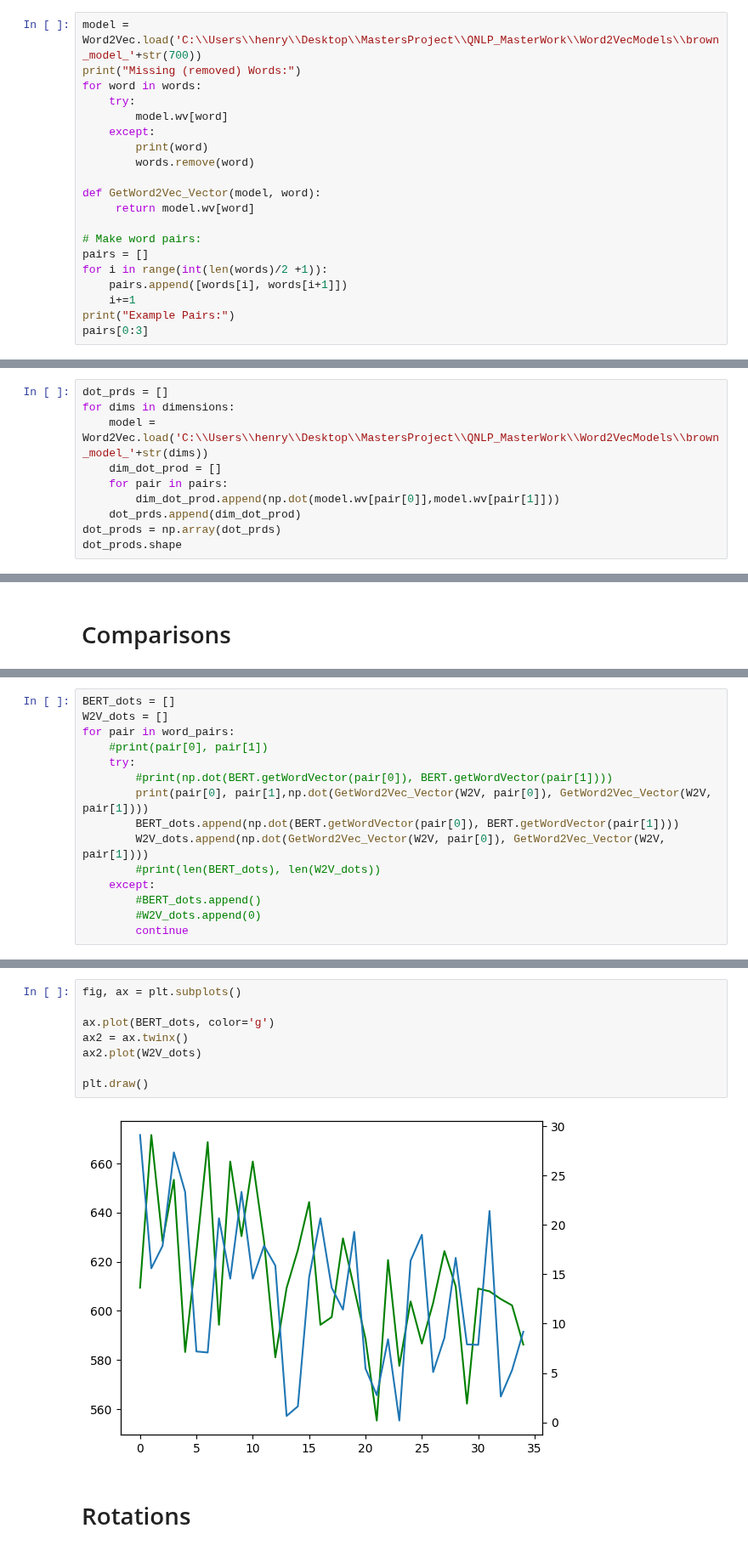
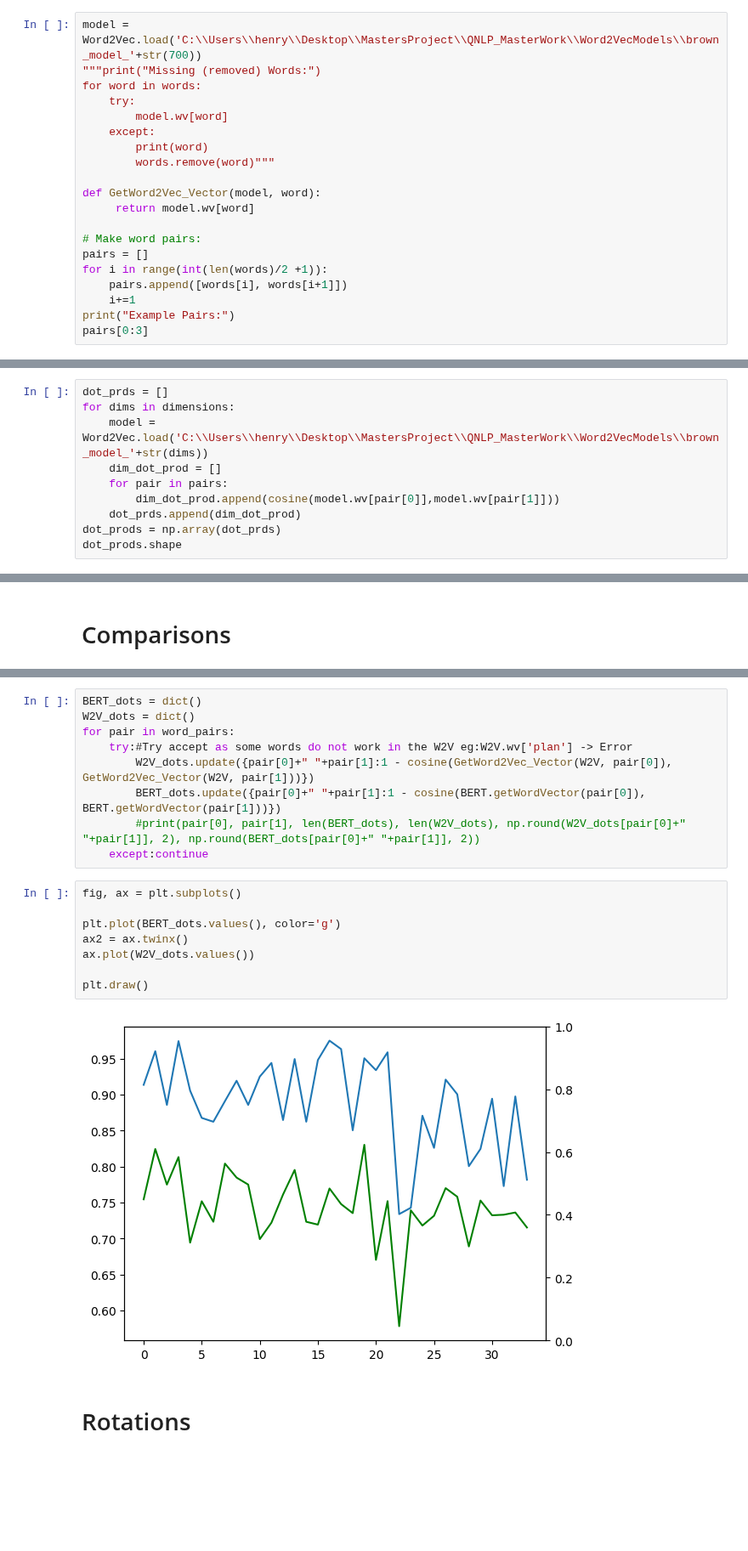
Before and after one commit to henry-dev-atkins/QNLP_MasterWork, a Jupyter notebook: ReadingWordData.ipynb, the cells around one changed output, grey strips where cells are left out. Shown at 85% size. Drawn from its saved outputs; the diff is of its cells as text; blank space fills up the shorter version.

```diff
--- a/ReadingWordData.ipynb
+++ b/ReadingWordData.ipynb
@@ -210,13 +137,13 @@ array([ 0.04635248,  0.09131659, -0.09650849,  0.2753113 , -0.16141367,
 Missing Words from the Corpus
 # %%
 model = Word2Vec.load('C:\\Users\\henry\\Desktop\\MastersProject\\QNLP_MasterWork\\Word2VecModels\\brown_model_'+str(700))
-print("Missing (removed) Words:")
+"""print("Missing (removed) Words:")
 for word in words:
 	try:
 		model.wv[word]
 	except:
 		print(word)
-		words.remove(word)
+		words.remove(word)"""
 
 def GetWord2Vec_Vector(model, word):
 	 return model.wv[word]
@@ -267,7 +193,7 @@ for dims in dimensions:
 	model = Word2Vec.load('C:\\Users\\henry\\Desktop\\MastersProject\\QNLP_MasterWork\\Word2VecModels\\brown_model_'+str(dims))
 	dim_dot_prod = []
 	for pair in pairs:
-		dim_dot_prod.append(np.dot(model.wv[pair[0]],model.wv[pair[1]]))
+		dim_dot_prod.append(cosine(model.wv[pair[0]],model.wv[pair[1]]))
 	dot_prds.append(dim_dot_prod)
 dot_prods = np.array(dot_prds)
 dot_prods.shape
@@ -445,15 +379,0 @@ Some weights of the model checkpoint at bert-base-uncased were not used when ini
-# %%
-BERT_dots = []
-W2V_dots = []
-for pair in word_pairs:
-	#print(pair[0], pair[1])
-	try:
-		#print(np.dot(BERT.getWordVector(pair[0]), BERT.getWordVector(pair[1])))
-		print(pair[0], pair[1],np.dot(GetWord2Vec_Vector(W2V, pair[0]), GetWord2Vec_Vector(W2V, pair[1])))
-		BERT_dots.append(np.dot(BERT.getWordVector(pair[0]), BERT.getWordVector(pair[1])))
-		W2V_dots.append(np.dot(GetWord2Vec_Vector(W2V, pair[0]), GetWord2Vec_Vector(W2V, pair[1])))
-		#print(len(BERT_dots), len(W2V_dots))
-	except:
-		#BERT_dots.append()
-		#W2V_dots.append(0)
-		continue
@@ -478,13 +380,22 @@ phone state 9.172381
+# %%
+BERT_dots = dict()
+W2V_dots = dict()
+for pair in word_pairs:
+	try:#Try accept as some words do not work in the W2V eg:W2V.wv['plan'] -> Error
+		W2V_dots.update({pair[0]+" "+pair[1]:1 - cosine(GetWord2Vec_Vector(W2V, pair[0]), GetWord2Vec_Vector(W2V, pair[1]))})
+		BERT_dots.update({pair[0]+" "+pair[1]:1 - cosine(BERT.getWordVector(pair[0]), BERT.getWordVector(pair[1]))})
+		#print(pair[0], pair[1], len(BERT_dots), len(W2V_dots), np.round(W2V_dots[pair[0]+" "+pair[1]], 2), np.round(BERT_dots[pair[0]+" "+pair[1]], 2))
+	except:continue
 # %%
 fig, ax = plt.subplots()
 
-ax.plot(BERT_dots, color='g')
+plt.plot(BERT_dots.values(), color='g')
 ax2 = ax.twinx()
-ax2.plot(W2V_dots)
+ax.plot(W2V_dots.values())
 
 plt.draw()
 # %% [output]
-[figure, old version]
+[figure, new version]
 # %% [markdown]
 # Rotations
 # %%
```
Also changed, not shown: parts of 31 cells of this notebook, 2 other files.
